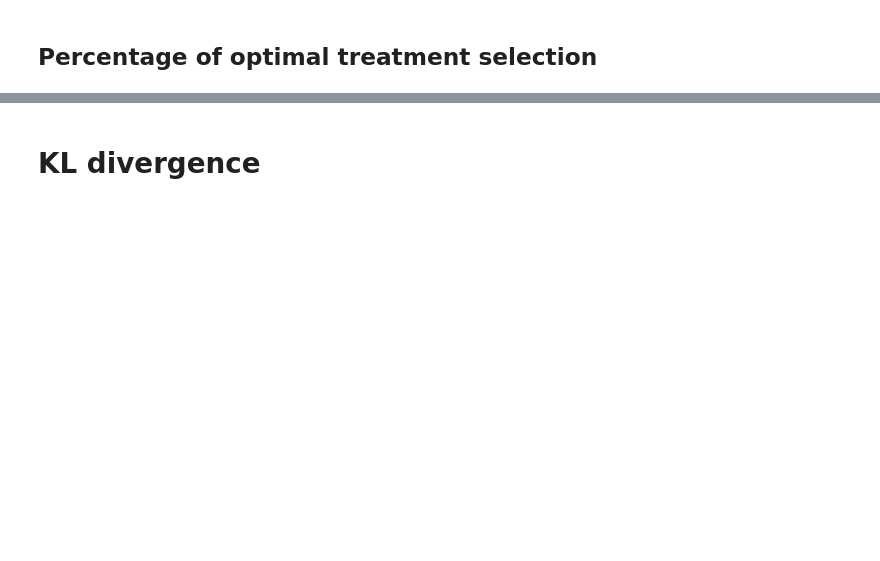
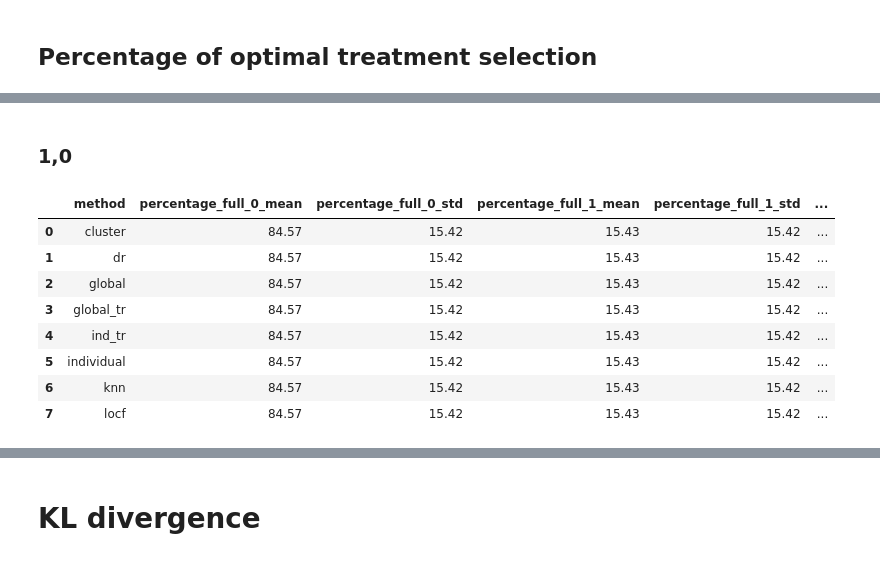
Before and after one commit to junonsch/adaptive_nof1_missingness, a Jupyter notebook: notebooks/live_missing.ipynb, the cells around one changed output, grey strips where cells are left out. Cells and saved outputs as stored; diff of their text form; code cells hidden in the pictures; blank space fills up the shorter version.

```diff
--- a/notebooks/live_missing.ipynb
+++ b/notebooks/live_missing.ipynb
@@ -317,0 +196,2 @@ Name: t, dtype: object
+# %%
+df_all_results[[f'post_var_0_full',f'post_var_1_full']] = pd.DataFrame(df_all_results["vars_full"].tolist(), index= df_all_results.index)
@@ -486,0 +493,32 @@ pd.merge(optimal_full_perc,optimal_miss_perc,on="method")
+# %%
+optimal_miss_perc2 = df_all_results.groupby(['method', 'patient_id'])['treatment_miss']\
+    .value_counts(normalize=True)\
+    .unstack()\
+    .mul(100)\
+    .fillna(0)
+
+# Compute mean and standard deviation per method
+summary_miss = optimal_miss_perc2.groupby("method").agg(["mean", "std"]).round(2)
+
+# Rename columns for clarity
+summary_miss.columns = ["percentage_miss_0_mean", "percentage_miss_0_std",
+                   "percentage_miss_1_mean", "percentage_miss_1_std"]
+
+# Reset index for readability
+summary_miss = summary_miss.reset_index()
+
+optimal_perc2 = df_all_results.groupby(['method', 'patient_id'])['treatment']\
+    .value_counts(normalize=True)\
+    .unstack()\
+    .mul(100)\
+    .fillna(0)
+
+# Compute mean and standard deviation per method
+summary_full = optimal_perc2.groupby("method").agg(["mean", "std"]).round(2)
+
+# Rename columns for clarity
+summary_full.columns = ["percentage_full_0_mean", "percentage_full_0_std",
+                   "percentage_full_1_mean", "percentage_full_1_std"]
+
+# Reset index for readability
+summary_full = summary_full.reset_index()
@@ -487,3 +536,17 @@ pd.merge(optimal_full_perc,optimal_miss_perc,on="method")
+# %% [markdown]
+### 1,0
+# %%
+pd.merge(summary_full,summary_miss,on="method")
+# %% [output]
+|  | method | percentage_full_0_mean | percentage_full_0_std | percentage_full_1_mean | percentage_full_1_std | ... |
+| 0 | cluster | 84.57 | 15.42 | 15.43 | 15.42 | ... |
+| 1 | dr | 84.57 | 15.42 | 15.43 | 15.42 | ... |
+| 2 | global | 84.57 | 15.42 | 15.43 | 15.42 | ... |
+| 3 | global_tr | 84.57 | 15.42 | 15.43 | 15.42 | ... |
+| 4 | ind_tr | 84.57 | 15.42 | 15.43 | 15.42 | ... |
+| 5 | individual | 84.57 | 15.42 | 15.43 | 15.42 | ... |
+| 6 | knn | 84.57 | 15.42 | 15.43 | 15.42 | ... |
+| 7 | locf | 84.57 | 15.42 | 15.43 | 15.42 | ... |
 # %%
 optimal_miss_abs = pd.DataFrame(df_all_results.groupby(["method"])["treatment_miss"].value_counts()).reset_index()
 optimal_miss_abs.columns = ["method","treatment","count_miss"]
```
Also changed, not shown: parts of 67 cells of this notebook, 13 other files.
